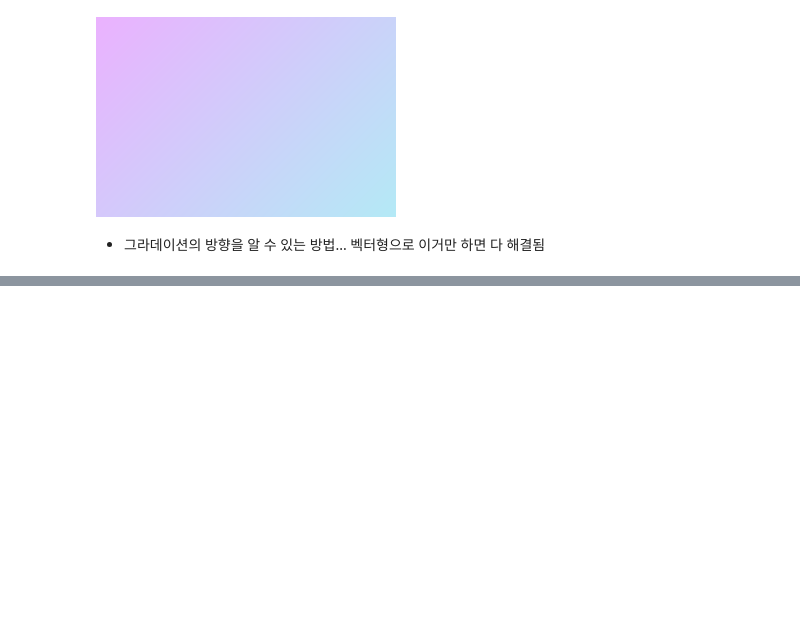
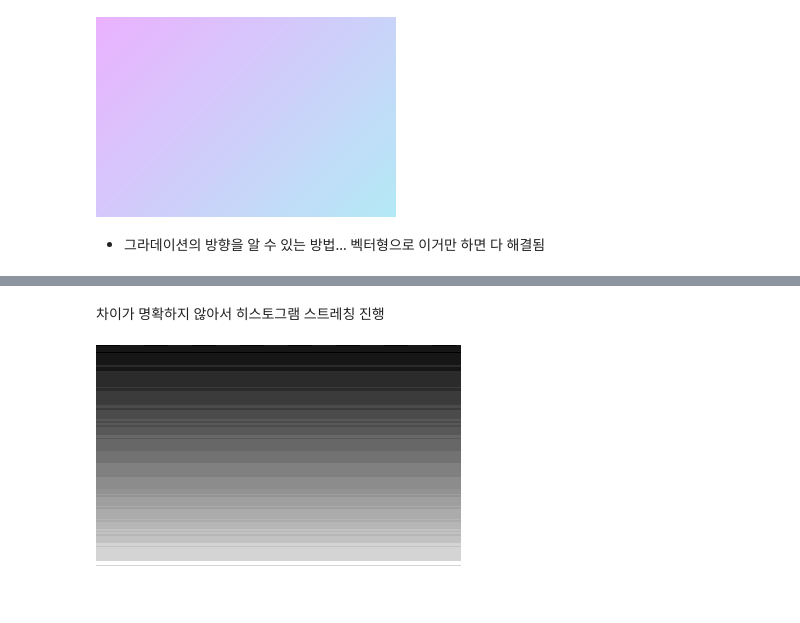
Before and after one commit to min02choi/Style-Color-Detect, a Jupyter notebook: gradation_calculate.ipynb, the cells around one changed output, grey strips where cells are left out. Saved outputs shown, nothing was run; the diff lists cells and outputs as text; code cells hidden in the pictures; blank space fills up the shorter version.

```diff
--- a/gradation_calculate.ipynb
+++ b/gradation_calculate.ipynb
@@ -233,0 +362,17 @@ cv2.destroyAllWindows()
+# %% [markdown]
+차이가 명확하지 않아서 히스토그램 스트레칭 진행
+# %%
+import cv2
+
+# 이미지 경로 설정
+image_path = 'bg_gradation.jpeg'
+# image_path = '45angle.png'
+
+# 이미지 읽기
+img = cv2.imread(image_path, cv2.IMREAD_GRAYSCALE)
+
+# 히스토그램 평활화 적용
+equalized_img = cv2.equalizeHist(img)
+cv2_imshow(equalized_img)
+# %% [output]
+[figure, added]
```
Also changed, not shown: parts of 23 cells of this notebook.
